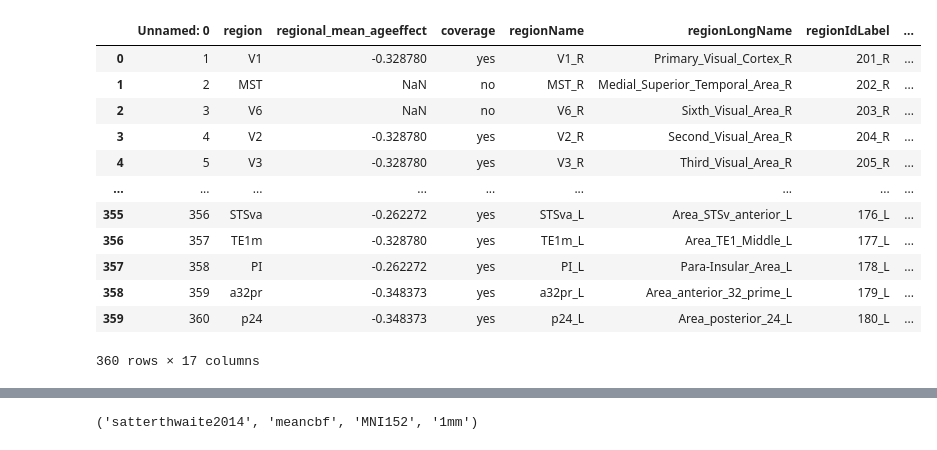
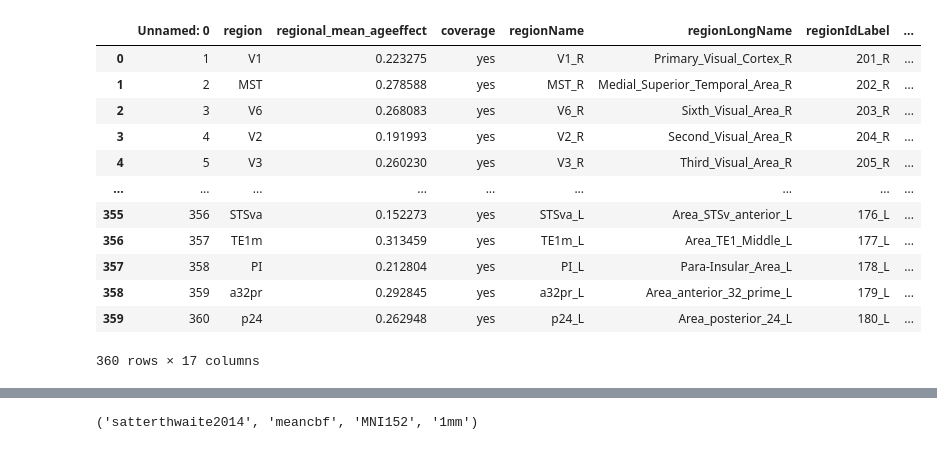
Before and after one commit to audreycluo/cubic_luowmdev, a Jupyter notebook: tract_to_cortex/agg_agemap_neuromaps.ipynb, the cells around one changed output, grey strips where cells are left out. Saved outputs shown, nothing was run; the diff lists cells and outputs as text; code cells hidden in the pictures.

Commit message:
finish tract to cortex, main figures, nest, testing covbat

```diff
--- a/tract_to_cortex/agg_agemap_neuromaps.ipynb
+++ b/tract_to_cortex/agg_agemap_neuromaps.ipynb
@@ -12,23 +18,23 @@ import sys
 # %%
 # load aggregated age map
 
-hcpd_agg = pd.read_csv("/cbica/projects/luo_wm_dev/output/HCPD/tract_profiles/tract_to_cortex/HCPD_agg_ageeffects_ordered.csv")
+agg = pd.read_csv("/cbica/projects/luo_wm_dev/output/HBN/tract_profiles/tract_to_cortex/HBN_agg_ageeffects_ordered_all.csv")
-# %%
-hcpd_agg
-# %% [output]
-|  | Unnamed: 0 | region | regional_mean_ageeffect | coverage | regionName | regionLongName | regionIdLabel | ... |
-| 0 | 1 | V1 | -0.328780 | yes | V1_R | Primary_Visual_Cortex_R | 201_R | ... |
-| 1 | 2 | MST | NaN | no | MST_R | Medial_Superior_Temporal_Area_R | 202_R | ... |
-| 2 | 3 | V6 | NaN | no | V6_R | Sixth_Visual_Area_R | 203_R | ... |
-| 3 | 4 | V2 | -0.328780 | yes | V2_R | Second_Visual_Area_R | 204_R | ... |
-| 4 | 5 | V3 | -0.328780 | yes | V3_R | Third_Visual_Area_R | 205_R | ... |
-| ... | ... | ... | ... | ... | ... | ... | ... | ... |
-| 355 | 356 | STSva | -0.262272 | yes | STSva_L | Area_STSv_anterior_L | 176_L | ... |
-| 356 | 357 | TE1m | -0.328780 | yes | TE1m_L | Area_TE1_Middle_L | 177_L | ... |
-| 357 | 358 | PI | -0.262272 | yes | PI_L | Para-Insular_Area_L | 178_L | ... |
-| 358 | 359 | a32pr | -0.348373 | yes | a32pr_L | Area_anterior_32_prime_L | 179_L | ... |
-| 359 | 360 | p24 | -0.348373 | yes | p24_L | Area_posterior_24_L | 180_L | ... |
-360 rows × 17 columns
+# %%
+agg
+# %% [output]
+|  | Unnamed: 0 | region | regional_mean_ageeffect | coverage | regionName | regionLongName | regionIdLabel | ... |
+| 0 | 1 | V1 | 0.223275 | yes | V1_R | Primary_Visual_Cortex_R | 201_R | ... |
+| 1 | 2 | MST | 0.278588 | yes | MST_R | Medial_Superior_Temporal_Area_R | 202_R | ... |
+| 2 | 3 | V6 | 0.268083 | yes | V6_R | Sixth_Visual_Area_R | 203_R | ... |
+| 3 | 4 | V2 | 0.191993 | yes | V2_R | Second_Visual_Area_R | 204_R | ... |
+| 4 | 5 | V3 | 0.260230 | yes | V3_R | Third_Visual_Area_R | 205_R | ... |
+| ... | ... | ... | ... | ... | ... | ... | ... | ... |
+| 355 | 356 | STSva | 0.152273 | yes | STSva_L | Area_STSv_anterior_L | 176_L | ... |
+| 356 | 357 | TE1m | 0.313459 | yes | TE1m_L | Area_TE1_Middle_L | 177_L | ... |
+| 357 | 358 | PI | 0.212804 | yes | PI_L | Para-Insular_Area_L | 178_L | ... |
+| 358 | 359 | a32pr | 0.292845 | yes | a32pr_L | Area_anterior_32_prime_L | 179_L | ... |
+| 359 | 360 | p24 | 0.262948 | yes | p24_L | Area_posterior_24_L | 180_L | ... |
+360 rows × 17 columns
 # %%
 for annotation in available_annotations('raichle'):
     print(annotation)
```
Also changed, not shown: parts of 48 cells of this notebook, 59 other files.
